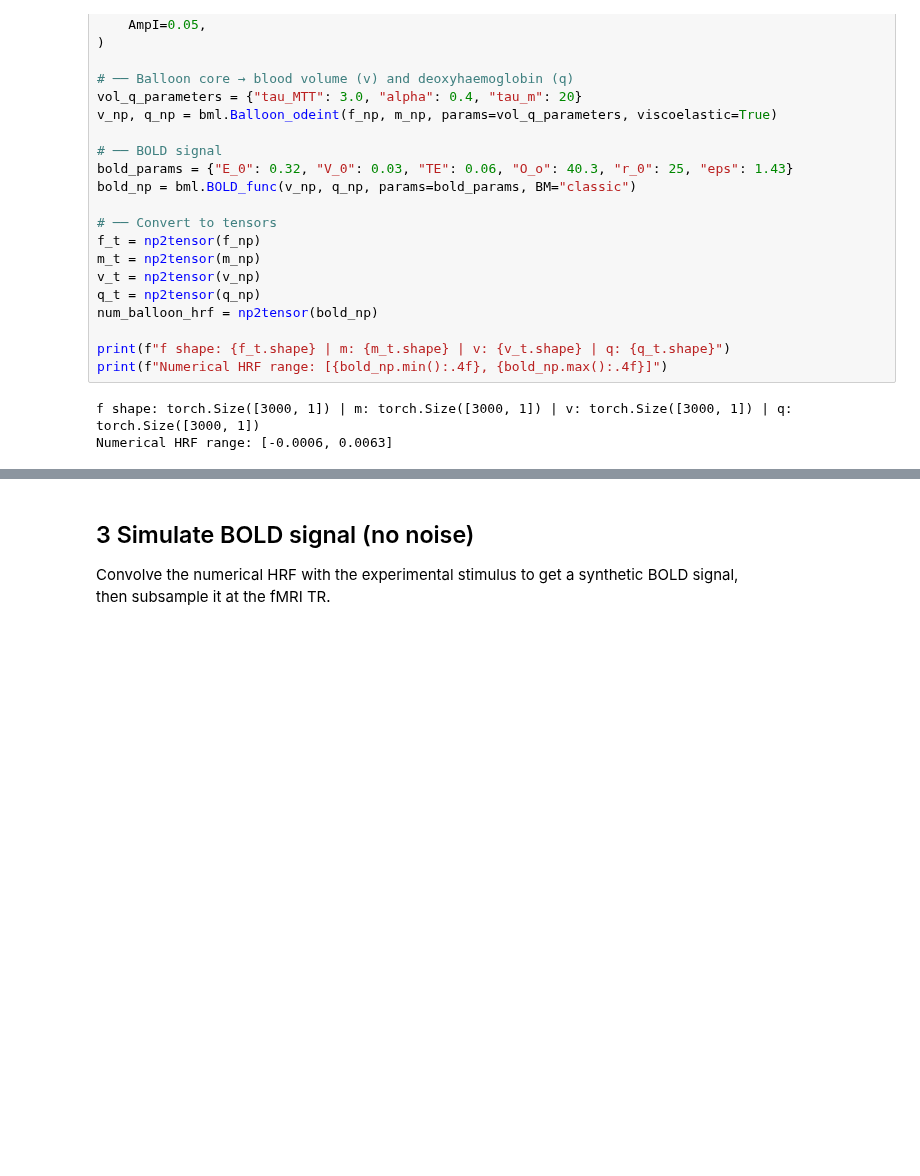
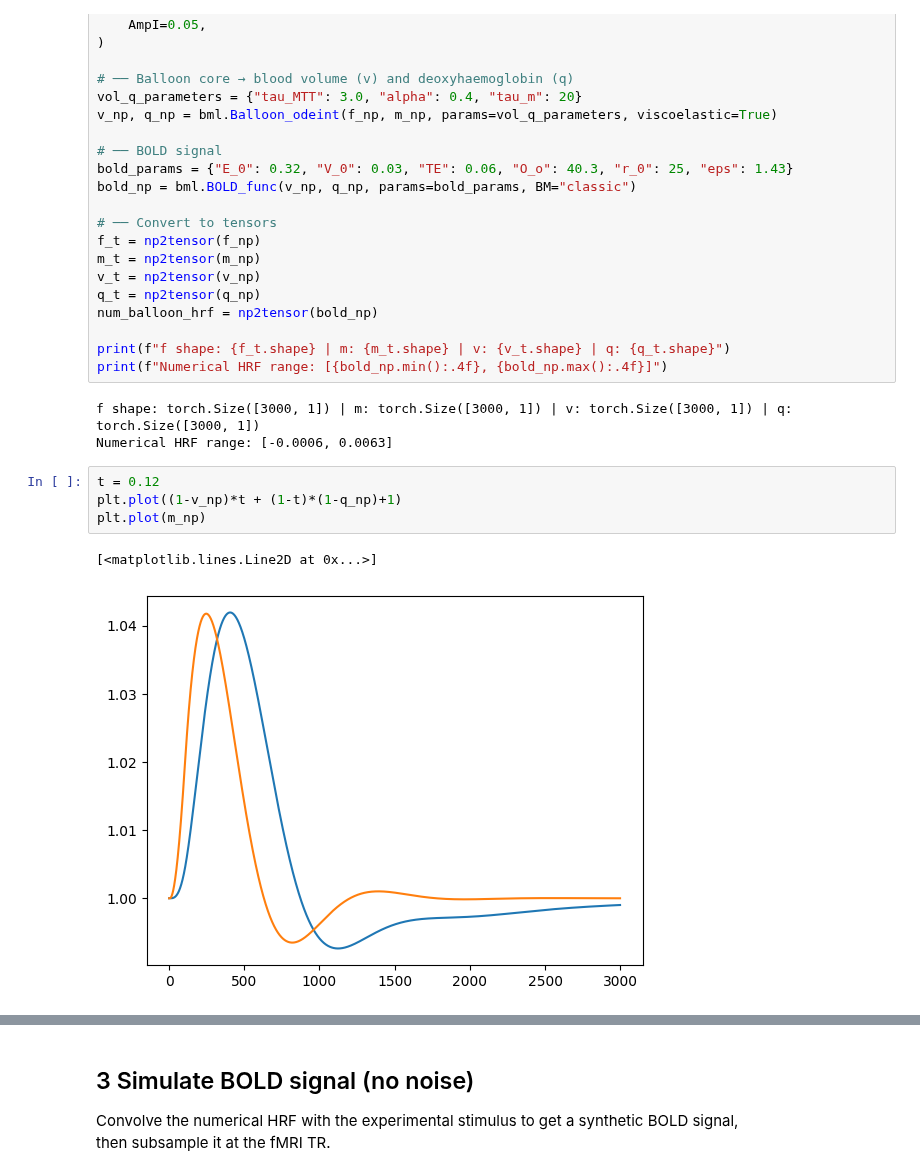
Before and after one commit to RodrigoHache/BalloonLib, a Jupyter notebook: examples/QuickStartELBO.ipynb, the cells around one changed output, grey strips where cells are left out. Cells and saved outputs as stored; diff of their text form; blank space fills up the shorter version.

```diff
--- a/examples/QuickStartELBO.ipynb
+++ b/examples/QuickStartELBO.ipynb
@@ -111,3 +112,10 @@ print(f"Numerical HRF range: [{bold_np.min():.4f}, {bold_np.max():.4f}]")
 # %% [output]
 f shape: torch.Size([3000, 1]) | m: torch.Size([3000, 1]) | v: torch.Size([3000, 1]) | q: torch.Size([3000, 1])
 Numerical HRF range: [-0.0006, 0.0063]
+# %%
+t = 0.12
+plt.plot((1-v_np)*t + (1-t)*(1-q_np)+1)
+plt.plot(m_np)
+# %% [output]
+[<matplotlib.lines.Line2D at 0x...>]
+[figure, added]
```
Also changed, not shown: parts of 23 cells of this notebook.
